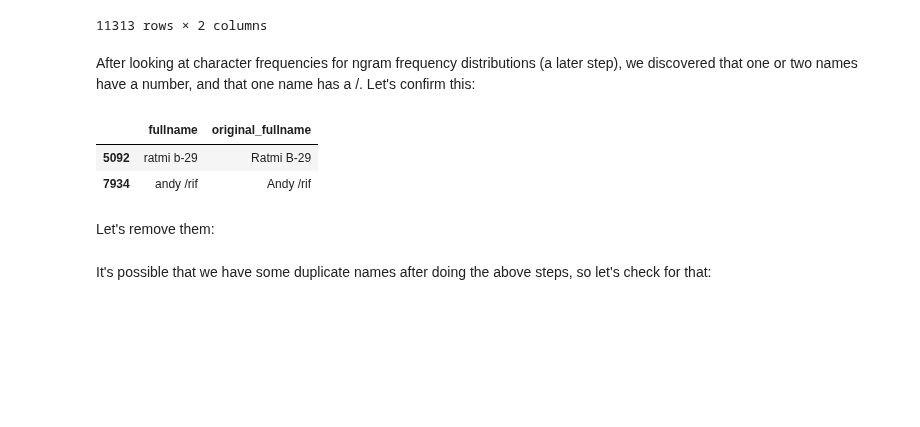
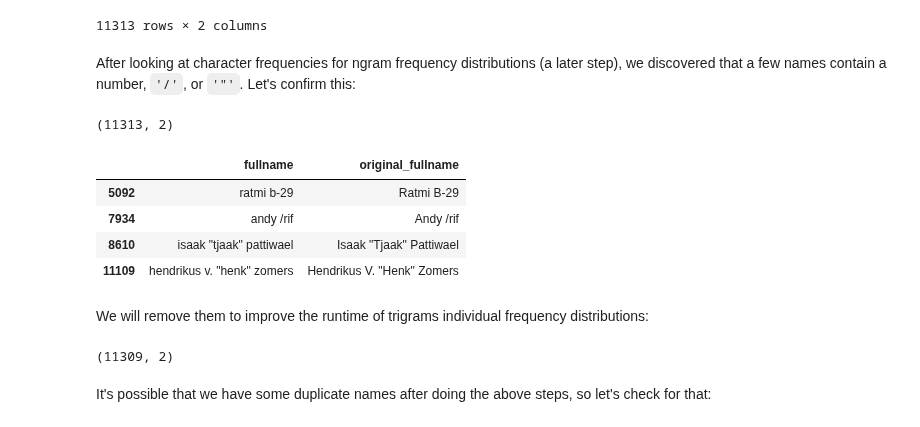
Before and after one commit to Exiger-project/Name_Of_Origin_Project-, a Jupyter notebook: IndoMalayNames.ipynb, the cells around one changed output. Cells and saved outputs as stored; diff of their text form; code cells hidden in the pictures; blank space fills up the shorter version.

```diff
--- a/IndoMalayNames.ipynb
+++ b/IndoMalayNames.ipynb
@@ -203,19 +203,28 @@ df_indo
 | 11312 | lord kanjeng baginda atep bin lor... | Lord Kanjeng Baginda Atep Bin Lor... |
 11313 rows × 2 columns
 # %% [markdown]
-After looking at character frequencies for ngram frequency distributions (a later step), we discovered that one or two names have a number, and that one name has a /. Let's confirm this:
+After looking at character frequencies for ngram frequency distributions (a later step), we discovered that a few names contain a number, `'/'`, or `'"'`. Let's confirm this:
 # %%
-df_indo[df_indo['fullname'].apply(lambda name: any(char.isdigit() or char == '/' for char in name))]
+print(df_indo.shape)
+df_indo[df_indo['fullname'].apply(lambda name: any(char.isdigit() or char == '/' or char == '"' for char in name))]
 # %% [output]
+(11313, 2)
 |  | fullname | original_fullname |
 | 5092 | ratmi b-29 | Ratmi B-29 |
 | 7934 | andy /rif | Andy /rif |
+| 8610 | isaak "tjaak" pattiwael | Isaak "Tjaak" Pattiwael |
+| 11109 | hendrikus v. "henk" zomers | Hendrikus V. "Henk" Zomers |
 # %% [markdown]
-Let's remove them:
+We will remove them to improve the runtime of trigrams individual frequency distributions:
 # %%
-# WRONG CODE come back later
-#df_indo['fullname'] = df_indo['fullname'].apply(lambda name: (not char.isdigit() and not char == '/' for char in name))
-#df_indo.drop(df_indo[df_indo['fullname'].apply(lambda name: any(char.isdigit() or char == '/' for char in name))], axis = 1, inplace = True)
+# There are definitely better ways to do this
+df_indo = df_indo[[name.find('2') == -1 and name.find('9') == -1 for name in df_indo['fullname']]]
+df_indo = df_indo[[name.find('/') == -1 for name in df_indo['fullname']]]
+df_indo = df_indo[[name.find('"') == -1 for name in df_indo['fullname']]]
+
+df_indo.shape
+# %% [output]
+(11309, 2)
 # %% [markdown]
 It's possible that we have some duplicate names after doing the above steps, so let's check for that:
 # %%
```
Also changed, not shown: parts of 30 cells of this notebook.
